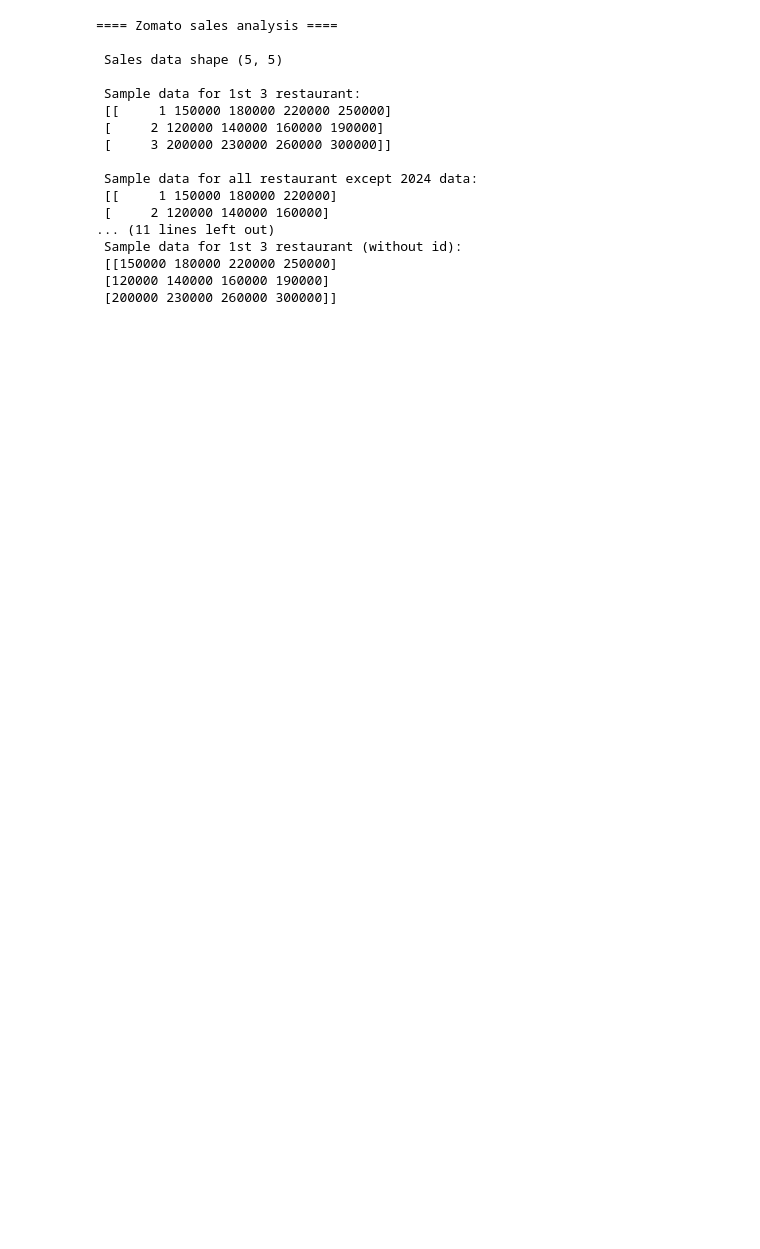
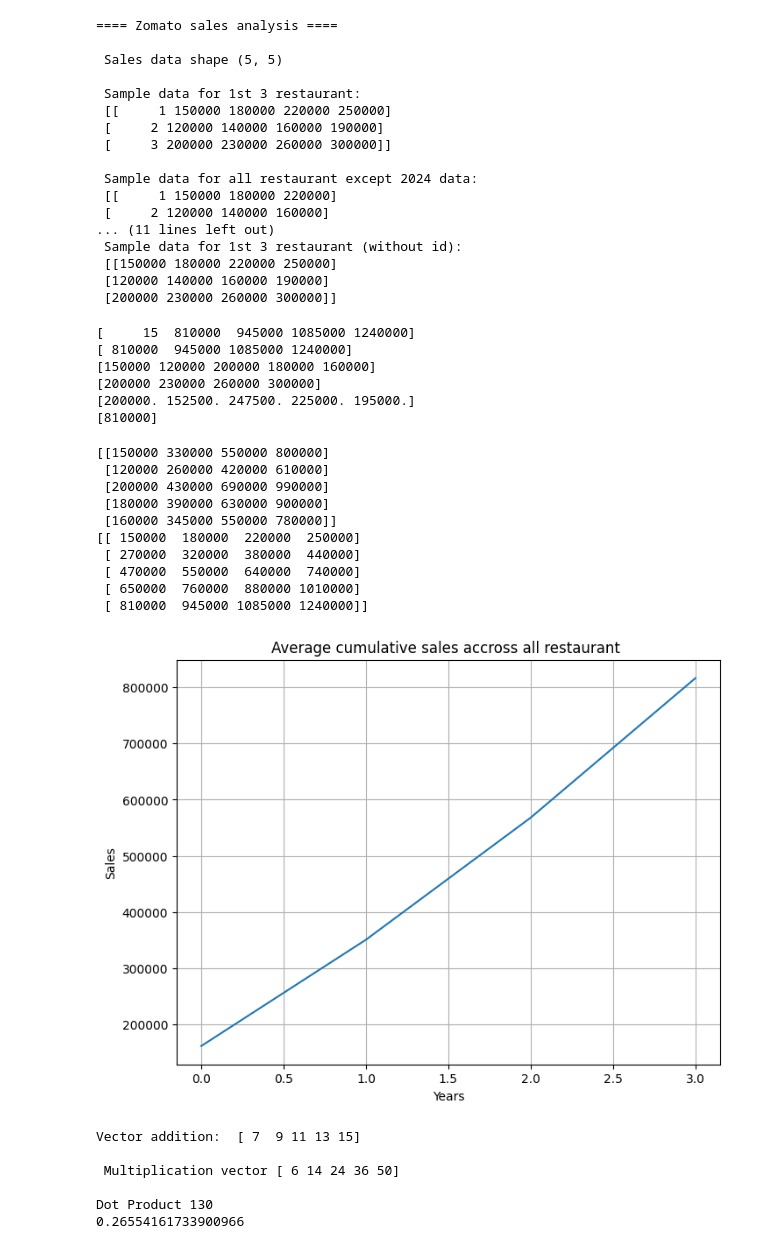
Before and after one commit to faixankh07-dvader/Numpy, a Jupyter notebook: advance_operation.ipynb, the cells around one changed output. Saved outputs shown, nothing was run; the diff lists cells and outputs as text; code cells hidden in the pictures; blank space fills up the shorter version.

```diff
--- a/advance_operation.ipynb
+++ b/advance_operation.ipynb
@@ -35,3 +35,76 @@ print("\n Sample data for 1st 3 restaurant (without id):\n", sales_data[:3, 1:])
  [[150000 180000 220000 250000]
  [120000 140000 160000 190000]
  [200000 230000 260000 300000]]
+# %%
+# total sales per year
+print(np.sum(sales_data, axis=0))
+yeary_total = np.sum(sales_data[:, 1:], axis=0)
+print(yeary_total)
+
+# Minimum sales per restaurant
+min_sales = np.min(sales_data[:, 1:], axis=1)
+print(min_sales)
+
+# Maximum sales per year
+max_sales = np.max(sales_data[:, 1:], axis=0)
+print(max_sales)
+
+# Average sales per restautant
+avg_sales = np.mean(sales_data[:, 1:], axis=1)
+print(avg_sales)
+
+#sales of year 2021
+max_sales = np.sum(sales_data[:, 1:2], axis=0)   #select all rows and add sales of column 2 i.e 2012
+print(max_sales)
+# %% [output]
+[     15  810000  945000 1085000 1240000]
+[ 810000  945000 1085000 1240000]
+[150000 120000 200000 180000 160000]
+[200000 230000 260000 300000]
+[200000. 152500. 247500. 225000. 195000.]
+[810000]
+# %%
+cumsum = np.cumsum(sales_data[:, 1:], axis=1)
+print(cumsum)
+
+cumsum_year = np.cumsum(sales_data[:, 1:], axis=0)
+print(cumsum_year)
+
+plt.figure(figsize=(8, 6))
+plt.plot(np.mean(cumsum, axis=0))
+plt.title("Average cumulative sales accross all restaurant ")
+plt.xlabel("Years")
+plt.ylabel("Sales")
+plt.grid(True)
+plt.show()
+# %% [output]
+[[150000 330000 550000 800000]
+ [120000 260000 420000 610000]
+ [200000 430000 690000 990000]
+ [180000 390000 630000 900000]
+ [160000 345000 550000 780000]]
+[[ 150000  180000  220000  250000]
+ [ 270000  320000  380000  440000]
+ [ 470000  550000  640000  740000]
+ [ 650000  760000  880000 1010000]
+ [ 810000  945000 1085000 1240000]]
+[figure, added]
+# %%
+vector1 = np.array([1, 2, 3, 4, 5])
+vector2 = np.array([6, 7, 8, 9, 10])
+
+print("Vector addition: ", vector1 + vector2)
+
+print("\n Multiplication vector", vector1 * vector2)
+
+print("\nDot Product", np.dot(vector1, vector2))
+
+angle = np.arccos(np.dot(vector1, vector2) / (np.linalg.norm(vector1) * np.linalg.norm(vector2)))
+print(angle)
+# %% [output]
+Vector addition:  [ 7  9 11 13 15]
+
+ Multiplication vector [ 6 14 24 36 50]
+
+Dot Product 130
+0.26554161733900966
```
Also changed, not shown: parts of 2 cells of this notebook.
